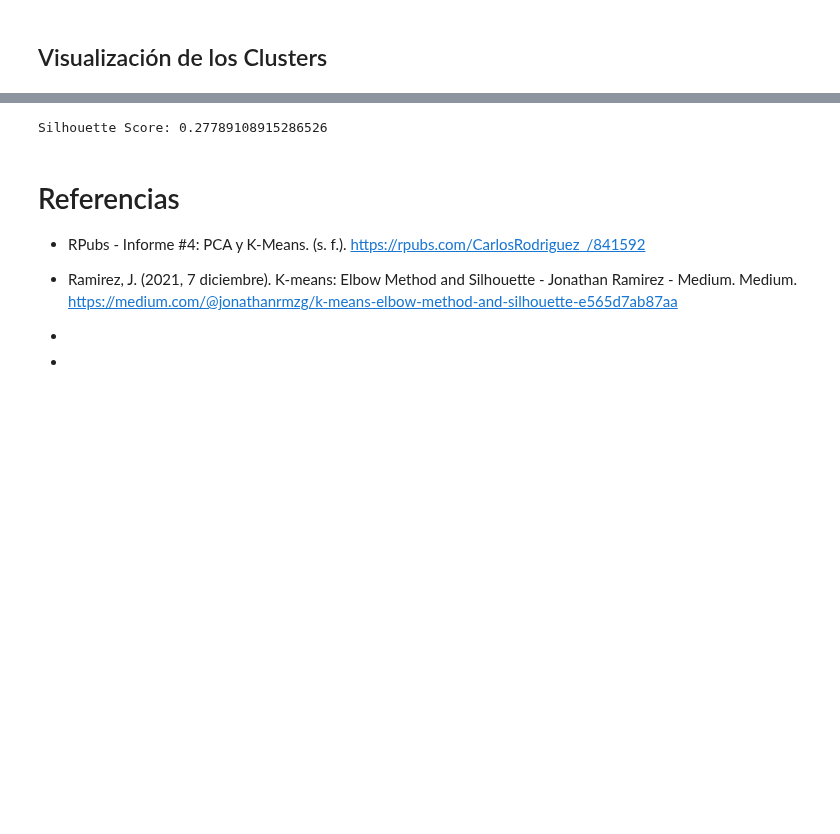
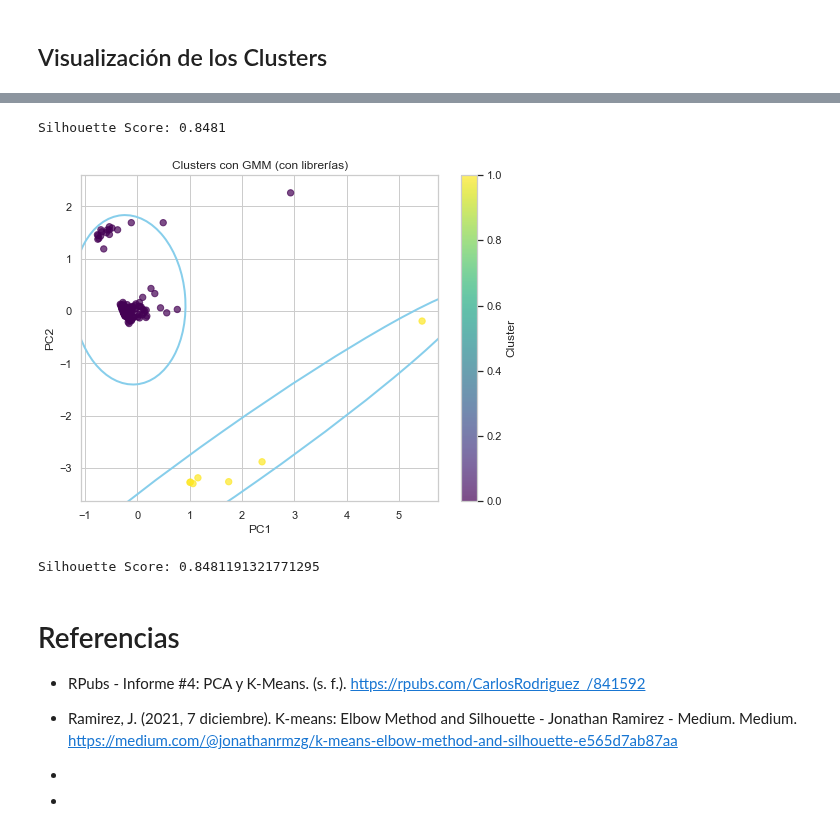
Before and after one commit to mar22266/LABORATORIOS-IA, a Jupyter notebook: Laboratorio04/Lab04.ipynb, the cells around one changed output, grey strips where cells are left out. Saved outputs shown, nothing was run; the diff lists cells and outputs as text; code cells hidden in the pictures; blank space fills up the shorter version.

```diff
--- a/Laboratorio04/Lab04.ipynb
+++ b/Laboratorio04/Lab04.ipynb
@@ -714,6 +689,68 @@ print(probs[:5].round(3))
+# %%
+
+import numpy as np
+import matplotlib.pyplot as plt
+from sklearn.mixture import GaussianMixture
+from matplotlib.patches import Ellipse
+
+def draw_ellipse(position, covariance, ax, nsig=3, **kwargs):
+    """
+    Dibuja una elipse que abarca 'nsig' sigmas dada la posición y la matriz de covarianza 2D.
+    """
+    # Calcula valores y vectores propios de la covarianza
+    eigenvals, eigenvecs = np.linalg.eigh(covariance)
+    order = eigenvals.argsort()[::-1]
+    eigenvals, eigenvecs = eigenvals[order], eigenvecs[:, order]
+    # Calcula el ángulo de rotación
+    angle = np.degrees(np.arctan2(eigenvecs[1, 0], eigenvecs[0, 0]))
+    # Calcula el ancho y alto de la elipse
+    width, height = 2 * nsig * np.sqrt(eigenvals)
+    # Crea y añade la elipse al eje
+    ellip = Ellipse(xy=position, width=width, height=height, angle=angle, **kwargs)
+    ax.add_patch(ellip)
+
+def plot_gmm_with_ellipses(gmm, X, ax=None):
+    """
+    Ajusta el modelo GMM a X, predice las etiquetas y dibuja los clusters junto a las elipses
+    de covarianza para cada componente.
+    """
+    ax = ax or plt.gca()
+    labels = gmm.predict(X)
+    # Grafica los puntos
+    scatter = ax.scatter(X[:, 0], X[:, 1], c=labels, s=40, cmap='viridis', alpha=0.7, zorder=2)
+    ax.axis('equal')
+    # Para cada componente, dibuja la elipse basada en la media y covarianza
+    for i in range(gmm.n_components):
+        mean = gmm.means_[i]
+        cov = gmm.covariances_[i]
+        draw_ellipse(mean, cov, ax, nsig=3, edgecolor='skyblue', facecolor='none', lw=2)
+    ax.set_xlabel("PC1")
+    ax.set_ylabel("PC2")
+    ax.set_title("Clusters con GMM (con librerías)")
+    return ax
+
+# Supongamos que X_sample es una muestra de tus datos proyectados a 2 dimensiones (por ejemplo, X_pca)
+# Ajuste del modelo GMM
+gmm = GaussianMixture(n_components=2, covariance_type='full', random_state=42)
+gmm.fit(X_sample)
+labels = gmm.predict(X_sample)
+
+# Calcular la métrica de la silueta (opcional)
+from sklearn.metrics import silhouette_score
+sil_score = silhouette_score(X_sample, labels)
+print(f"Silhouette Score: {sil_score:.4f}")
+
+# Graficamos
+fig, ax = plt.subplots(figsize=(8, 6))
+plot_gmm_with_ellipses(gmm, X_sample, ax=ax)
+plt.colorbar(ax.collections[0], ax=ax, label='Cluster')
+plt.show()
+# %% [output]
+Silhouette Score: 0.8481
+[figure, added]
 # %%
 from sklearn.metrics import silhouette_score
-gmm = GaussianMixture(n_components=6, covariance_type='full', random_state=42)
+gmm = GaussianMixture(n_components=2, covariance_type='full', random_state=42)
 gmm.fit(X_sample)
 labels = gmm.predict(X_sample)
 # Suponiendo que labels contiene las etiquetas predichas por GMM (o cualquier otro clustering)
@@ -721,7 +758,7 @@ labels = gmm.predict(X_sample)
 sil_score = silhouette_score(X_sample, labels)
 print("Silhouette Score:", sil_score)
 # %% [output]
-Silhouette Score: 0.27789108915286526
+Silhouette Score: 0.8481191321771295
 # %% [markdown]
 # Referencias
 
```
Also changed, not shown: parts of 6 cells of this notebook.
